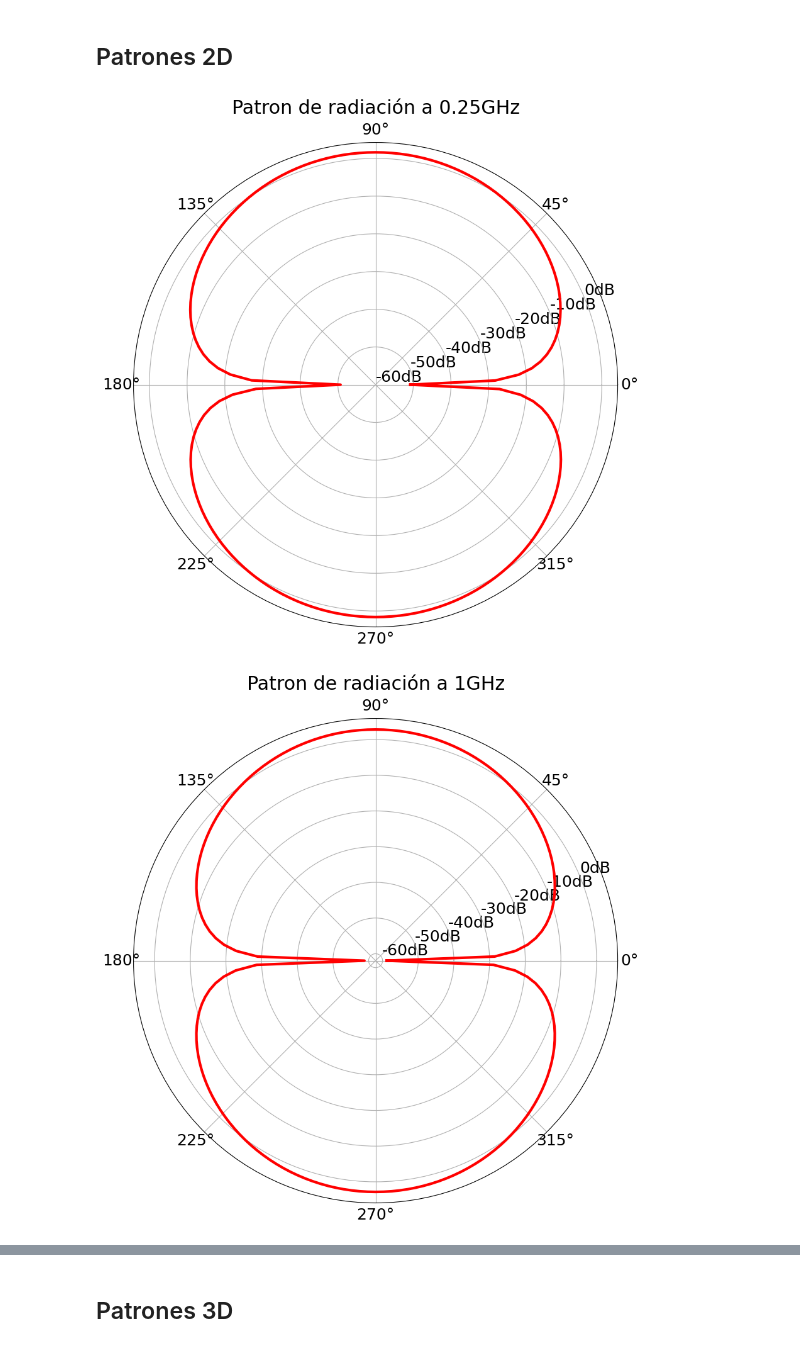
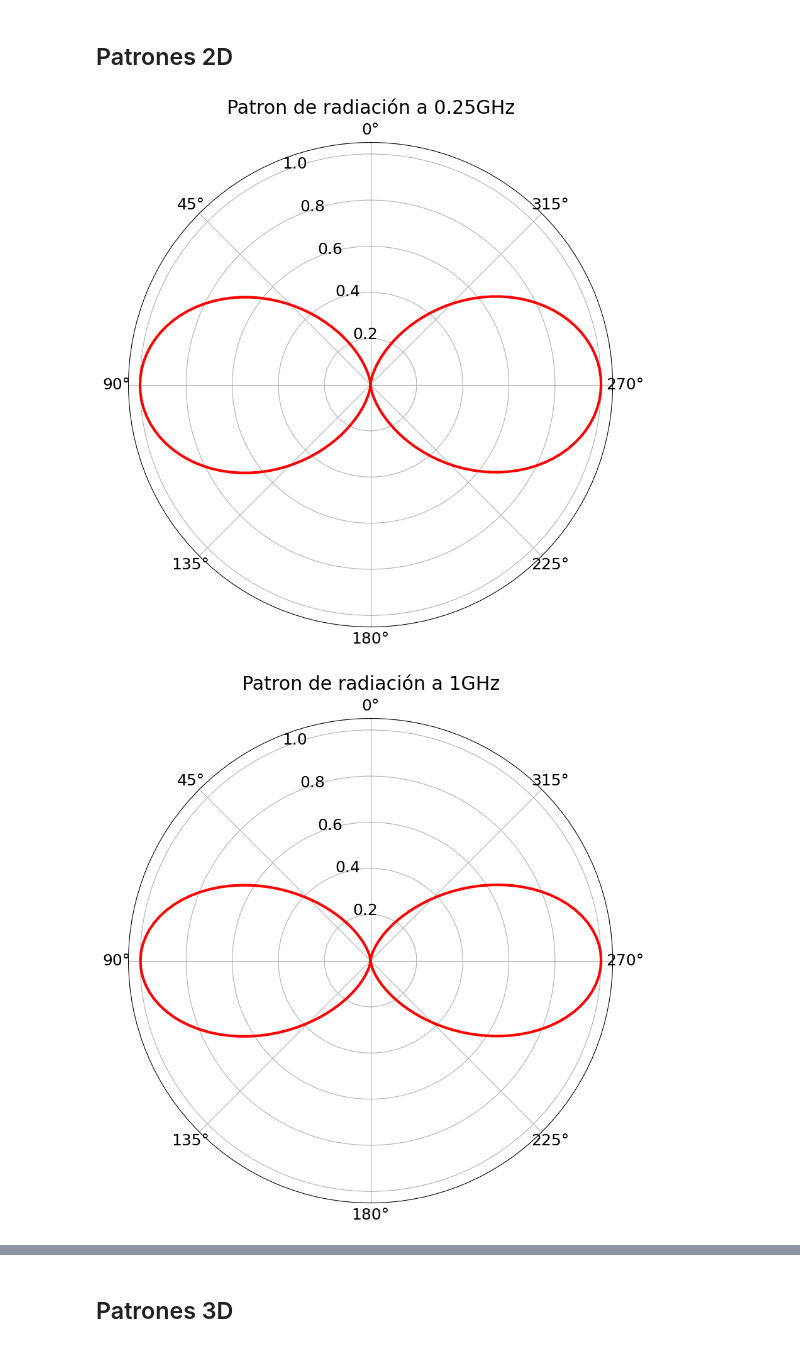
Before and after one commit to aitkenbug/shiny-funicular, a Jupyter notebook: Antenas/Graficos/graphs.ipynb, the cells around one changed output, grey strips where cells are left out. Cells and saved outputs as stored; diff of their text form; code cells hidden in the pictures.

```diff
--- a/Antenas/Graficos/graphs.ipynb
+++ b/Antenas/Graficos/graphs.ipynb
@@ -7,11 +7,11 @@ import pandas as pd
 
 nonchange = pd.read_csv("https://raw.githubusercontent.com/aitkenbug/shiny-funicular/main/Antenas/Graficos/data/sweepnonchange.csv")
 sparametro = pd.read_csv("https://raw.githubusercontent.com/aitkenbug/shiny-funicular/main/Antenas/Graficos/data/Parametro%20S(1%2C1).csv")
-pattern2D025 = pd.read_csv("https://raw.githubusercontent.com/aitkenbug/shiny-funicular/main/Antenas/Graficos/data/2D%20pattern%200.25GHz.csv")
+pattern2D025 = pd.read_csv("https://raw.githubusercontent.com/aitkenbug/shiny-funicular/main/Antenas/Graficos/data/2d%20pattern%200GHz.csv")
 pattern2D1 = pd.read_csv("https://raw.githubusercontent.com/aitkenbug/shiny-funicular/main/Antenas/Graficos/data/2D%20pattern%201GHz.csv")
 pattern2D2 = pd.read_csv("https://raw.githubusercontent.com/aitkenbug/shiny-funicular/main/Antenas/Graficos/data/2D%20pattern%202GHz.csv")
 pattern2D3 = pd.read_csv("https://raw.githubusercontent.com/aitkenbug/shiny-funicular/main/Antenas/Graficos/data/2D%20pattern%203GHz.csv")
-pattern3D025 = pd.read_csv("https://raw.githubusercontent.com/aitkenbug/shiny-funicular/main/Antenas/Graficos/data/3D%20pattern%200.25GHz.csv")
+pattern3D025 = pd.read_csv("https://raw.githubusercontent.com/aitkenbug/shiny-funicular/main/Antenas/Graficos/data/3d%20pattern%200GHz.csv")
 pattern3D1 = pd.read_csv("https://raw.githubusercontent.com/aitkenbug/shiny-funicular/main/Antenas/Graficos/data/3D%20pattern%201GHz.csv")
 pattern3D2 = pd.read_csv("https://raw.githubusercontent.com/aitkenbug/shiny-funicular/main/Antenas/Graficos/data/3D%20pattern%202GHz.csv")
 pattern3D3 = pd.read_csv("https://raw.githubusercontent.com/aitkenbug/shiny-funicular/main/Antenas/Graficos/data/3D%20pattern%203GHz.csv")
@@ -63,31 +62,33 @@ def to_rad(deg):
 # %%
 # Patron 2D para 0.25GHz
 
 plt.figure(figsize=(10,10))
 ax = plt.subplot(111, polar=True)
-ax.plot(to_rad(pattern2D025["Theta [deg]"]), pattern2D025["dB(GainTotal) [] - Freq='0.25GHz' Phi='0deg'"], color='r', linewidth=3)
+ax.plot(to_rad(pattern2D025.iloc[:, 0]), pattern2D025.iloc[:, 1], color='r', linewidth=3)
 ax.grid(True)
-ax.set_yticks(np.array([-60,-50,-40,-30,-20,-10,0]))
-ax.set_yticklabels(["-60dB","-50dB","-40dB","-30dB","-20dB","-10dB","0dB"])
+ax.set_theta_zero_location('N')
+# ax.set_yticks(np.array([-60,-50,-40,-30,-20,-10,0]))
+# ax.set_yticklabels(["-60dB","-50dB","-40dB","-30dB","-20dB","-10dB","0dB"])
 ax.set_title("Patron de radiación a 0.25GHz", va='bottom')
 plt.savefig('RadiationPattern2D025.png')
 plt.show()
 # %% [output]
-[figure, old version]
+[figure, new version]
 # %%
 # Patron 2D para 1GHz
 
 plt.figure(figsize=(10,10))
 ax = plt.subplot(111, polar=True)
-ax.plot(to_rad(pattern2D1["Theta [deg]"]), pattern2D1["dB(GainTotal) [] - Freq='1GHz' Phi='0deg'"], color='r', linewidth=3)
+ax.plot(to_rad(pattern2D1.iloc[:, 0]), pattern2D1.iloc[:, 1], color='r', linewidth=3)
 ax.grid(True)
-ax.set_yticks(np.array([-60,-50,-40,-30,-20,-10,0]))
-ax.set_yticklabels(["-60dB","-50dB","-40dB","-30dB","-20dB","-10dB","0dB"])
+ax.set_theta_zero_location('N')
+# ax.set_yticks(np.array([-60,-50,-40,-30,-20,-10,0]))
+# ax.set_yticklabels(["-60dB","-50dB","-40dB","-30dB","-20dB","-10dB","0dB"])
 ax.set_title("Patron de radiación a 1GHz", va='bottom')
 plt.savefig('RadiationPattern2D1.png')
 plt.show()
 # %% [output]
-[figure, old version]
+[figure, new version]
 # %%
 # Patron 2D para 2GHz
 
```
Also changed, not shown: parts of 6 cells of this notebook, 4 other files.
